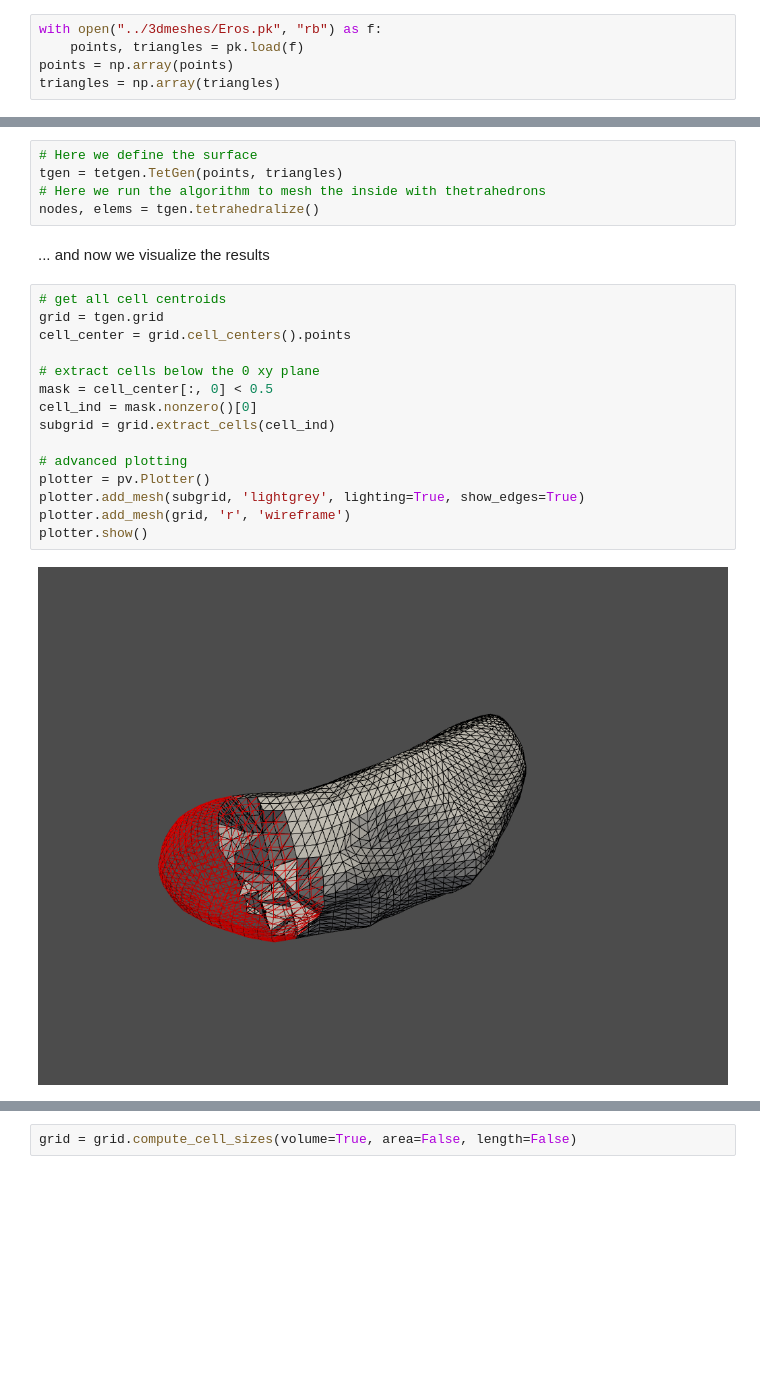
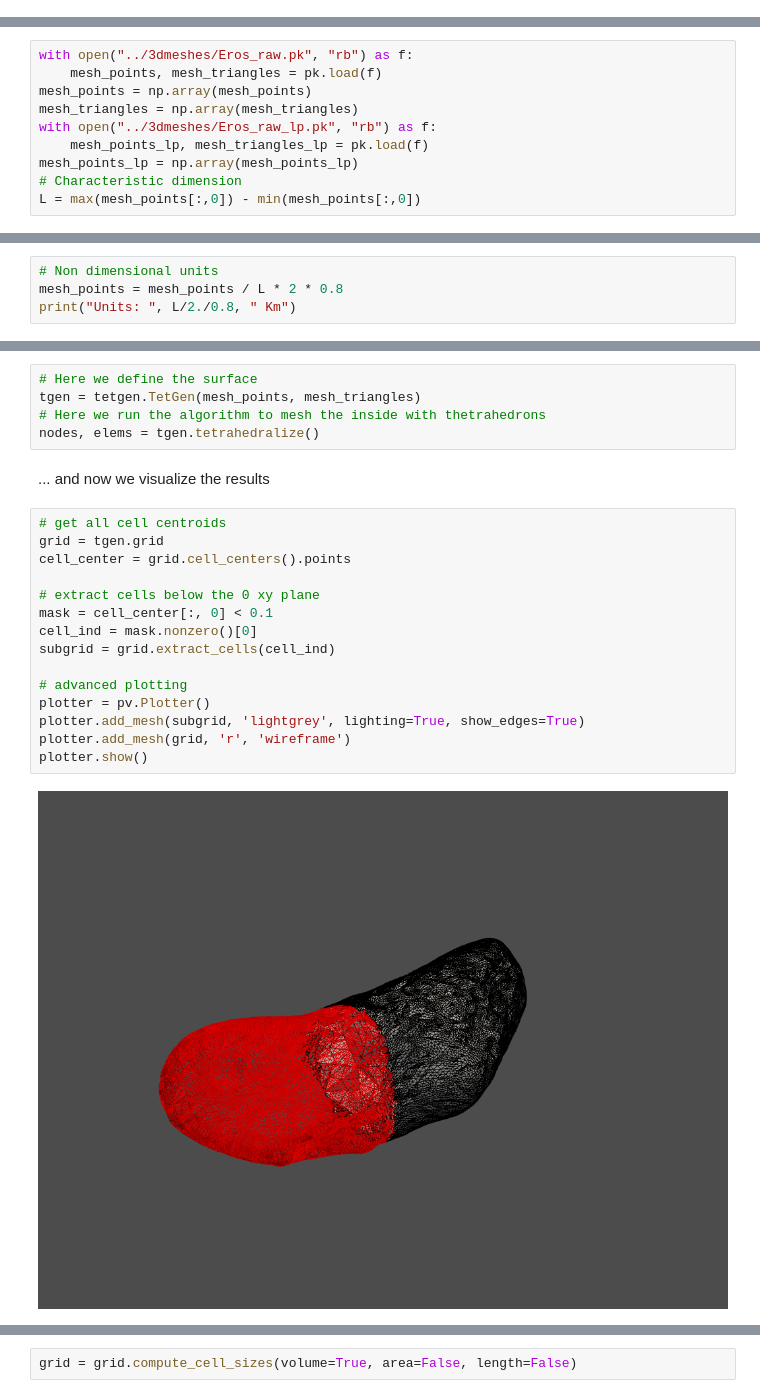
Before and after one commit to darioizzo/geodesyNets, a Jupyter notebook: archive/Modelling Eros with mascons.ipynb, the cells around one changed output, grey strips where cells are left out. Saved outputs shown, nothing was run; the diff lists cells and outputs as text; blank space fills up the shorter version.

```diff
--- a/archive/Modelling Eros with mascons.ipynb
+++ b/archive/Modelling Eros with mascons.ipynb
@@ -43,8 +43,3 @@ from scipy import spatial
 # %% [markdown]
 ## Importing the 2D mesh
 We open the file we pickled and read the mesh we exported from blender and that was normalized to have a maximum of .9 and the center of mass in the origin.
-# %%
-with open("../3dmeshes/Eros.pk", "rb") as f:
-    points, triangles = pk.load(f)
-points = np.array(points)
-triangles = np.array(triangles)
@@ -63,0 +46,10 @@ ax.set_zlim([-1,1])
+# %%
+with open("../3dmeshes/Eros_raw.pk", "rb") as f:
+    mesh_points, mesh_triangles = pk.load(f)
+mesh_points = np.array(mesh_points)
+mesh_triangles = np.array(mesh_triangles)
+with open("../3dmeshes/Eros_raw_lp.pk", "rb") as f:
+    mesh_points_lp, mesh_triangles_lp = pk.load(f)
+mesh_points_lp = np.array(mesh_points_lp)
+# Characteristic dimension
+L = max(mesh_points[:,0]) - min(mesh_points[:,0])
@@ -63,0 +78,4 @@ ax.set_zlim([-1,1])
+# %%
+# Non dimensional units
+mesh_points = mesh_points / L * 2 * 0.8
+print("Units: ", L/2./0.8, " Km")
@@ -65,7 +103,7 @@ ax.set_zlim([-1,1])
 ## Generating a 3D thetraedrical grid
 # %%
 # Here we define the surface
-tgen = tetgen.TetGen(points, triangles)
+tgen = tetgen.TetGen(mesh_points, mesh_triangles)
 # Here we run the algorithm to mesh the inside with thetrahedrons
 nodes, elems = tgen.tetrahedralize()
 # %% [markdown]
@@ -73,17 +111,17 @@ nodes, elems = tgen.tetrahedralize()
 # %%
 # get all cell centroids
 grid = tgen.grid
 cell_center = grid.cell_centers().points
 
 # extract cells below the 0 xy plane
-mask = cell_center[:, 0] < 0.5
+mask = cell_center[:, 0] < 0.1
 cell_ind = mask.nonzero()[0]
 subgrid = grid.extract_cells(cell_ind)
 
 # advanced plotting
 plotter = pv.Plotter()
 plotter.add_mesh(subgrid, 'lightgrey', lighting=True, show_edges=True)
 plotter.add_mesh(grid, 'r', 'wireframe')
 plotter.show()
 # %% [output]
-[figure, old version]
+[figure, new version]
```
Also changed, not shown: parts of 16 cells of this notebook, 7 other files.
